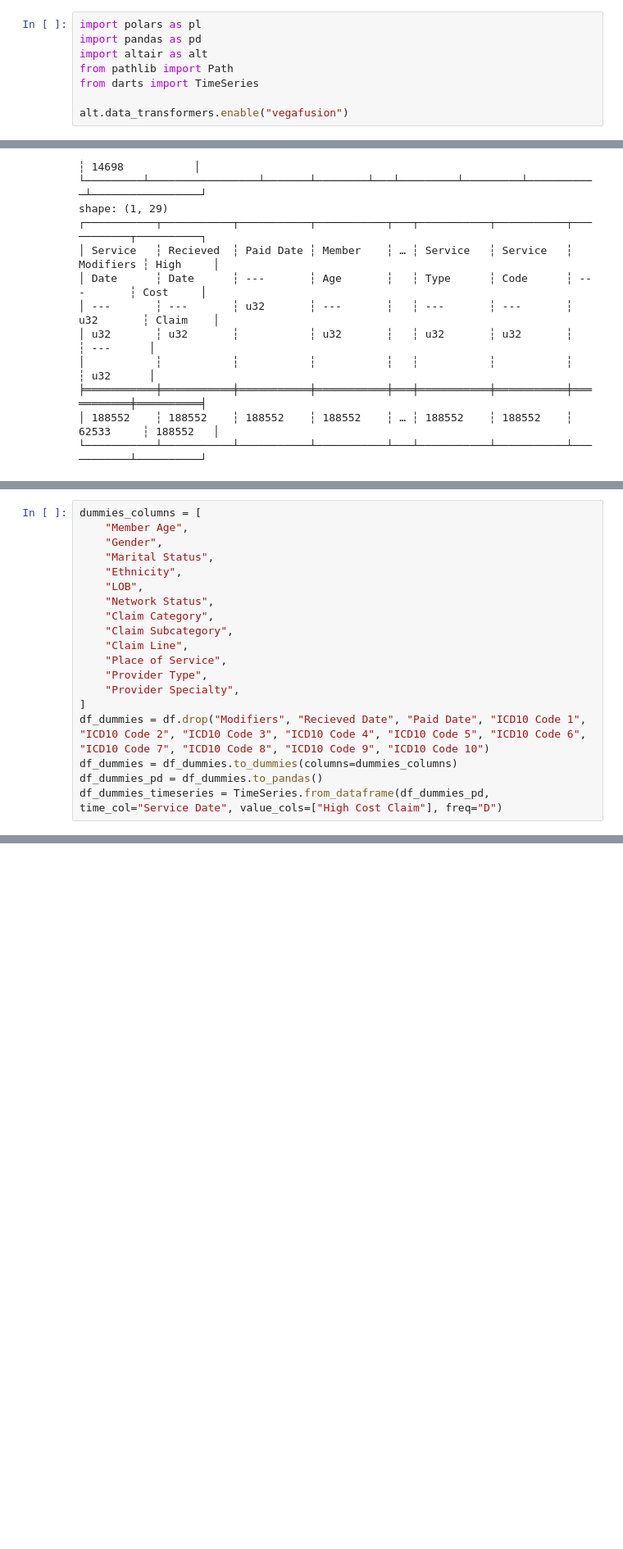
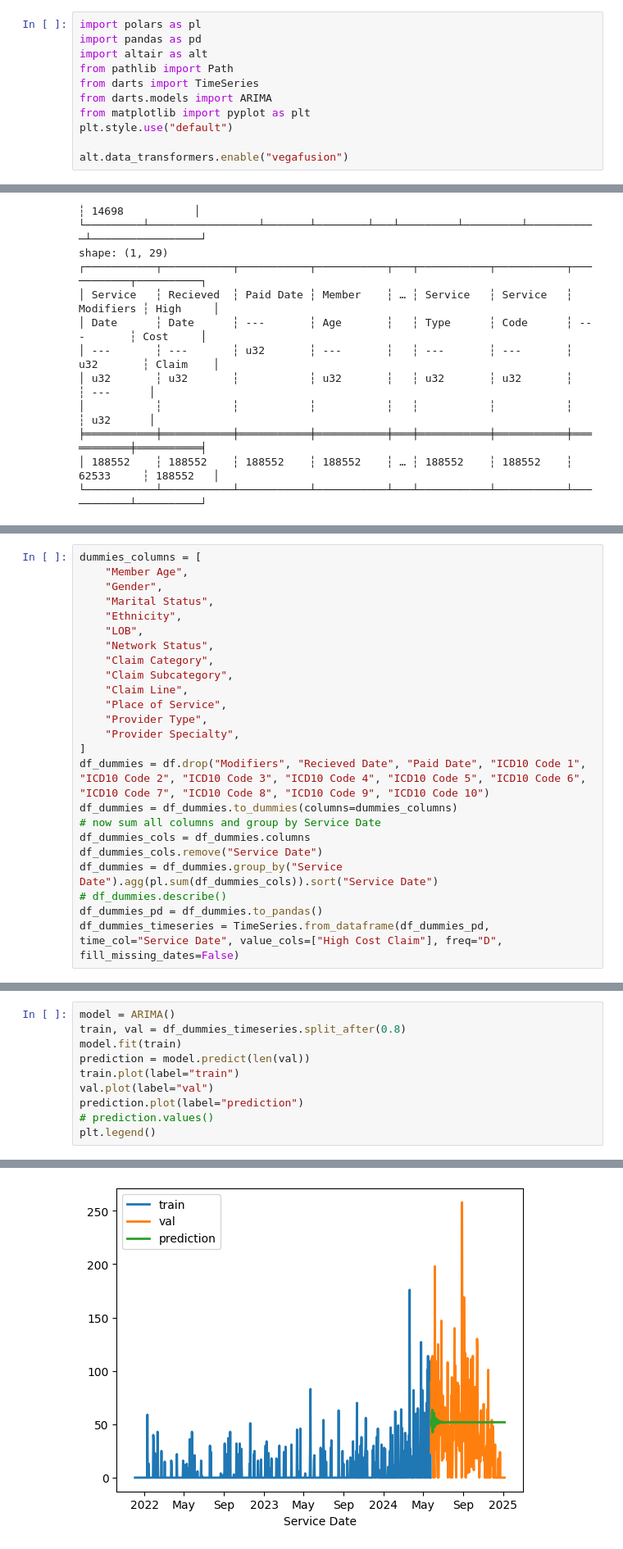
Before and after one commit to Joe-TheBro/DSU-Data-Competition-Spring2025, a Jupyter notebook: notebook.ipynb, the cells around one changed output, grey strips where cells are left out. Shown at 82% size. Cells and saved outputs as stored; diff of their text form; blank space fills up the shorter version.

Commit message:
basic arima model

```diff
--- a/notebook.ipynb
+++ b/notebook.ipynb
@@ -4,6 +4,9 @@ import pandas as pd
 import altair as alt
 from pathlib import Path
 from darts import TimeSeries
+from darts.models import ARIMA
+from matplotlib import pyplot as plt
+plt.style.use("default")
 
 alt.data_transformers.enable("vegafusion")
 # %% [output]
@@ -132,5 +135,10 @@ dummies_columns = [
 ]
 df_dummies = df.drop("Modifiers", "Recieved Date", "Paid Date", "ICD10 Code 1", "ICD10 Code 2", "ICD10 Code 3", "ICD10 Code 4", "ICD10 Code 5", "ICD10 Code 6", "ICD10 Code 7", "ICD10 Code 8", "ICD10 Code 9", "ICD10 Code 10")
 df_dummies = df_dummies.to_dummies(columns=dummies_columns)
+# now sum all columns and group by Service Date
+df_dummies_cols = df_dummies.columns
+df_dummies_cols.remove("Service Date")
+df_dummies = df_dummies.group_by("Service Date").agg(pl.sum(df_dummies_cols)).sort("Service Date")
+# df_dummies.describe()
 df_dummies_pd = df_dummies.to_pandas()
-df_dummies_timeseries = TimeSeries.from_dataframe(df_dummies_pd, time_col="Service Date", value_cols=["High Cost Claim"], freq="D")
+df_dummies_timeseries = TimeSeries.from_dataframe(df_dummies_pd, time_col="Service Date", value_cols=["High Cost Claim"], freq="D", fill_missing_dates=False)
@@ -138,0 +145,11 @@ ValueError: cannot reindex on an axis with duplicate labels
+# %%
+model = ARIMA()
+train, val = df_dummies_timeseries.split_after(0.8)
+model.fit(train)
+prediction = model.predict(len(val))
+train.plot(label="train")
+val.plot(label="val")
+prediction.plot(label="prediction")
+# prediction.values()
+plt.legend()
+# %% [output]
@@ -138,0 +157 @@ ValueError: cannot reindex on an axis with duplicate labels
+[figure, added]
```
Also changed, not shown: parts of 4 cells of this notebook.
